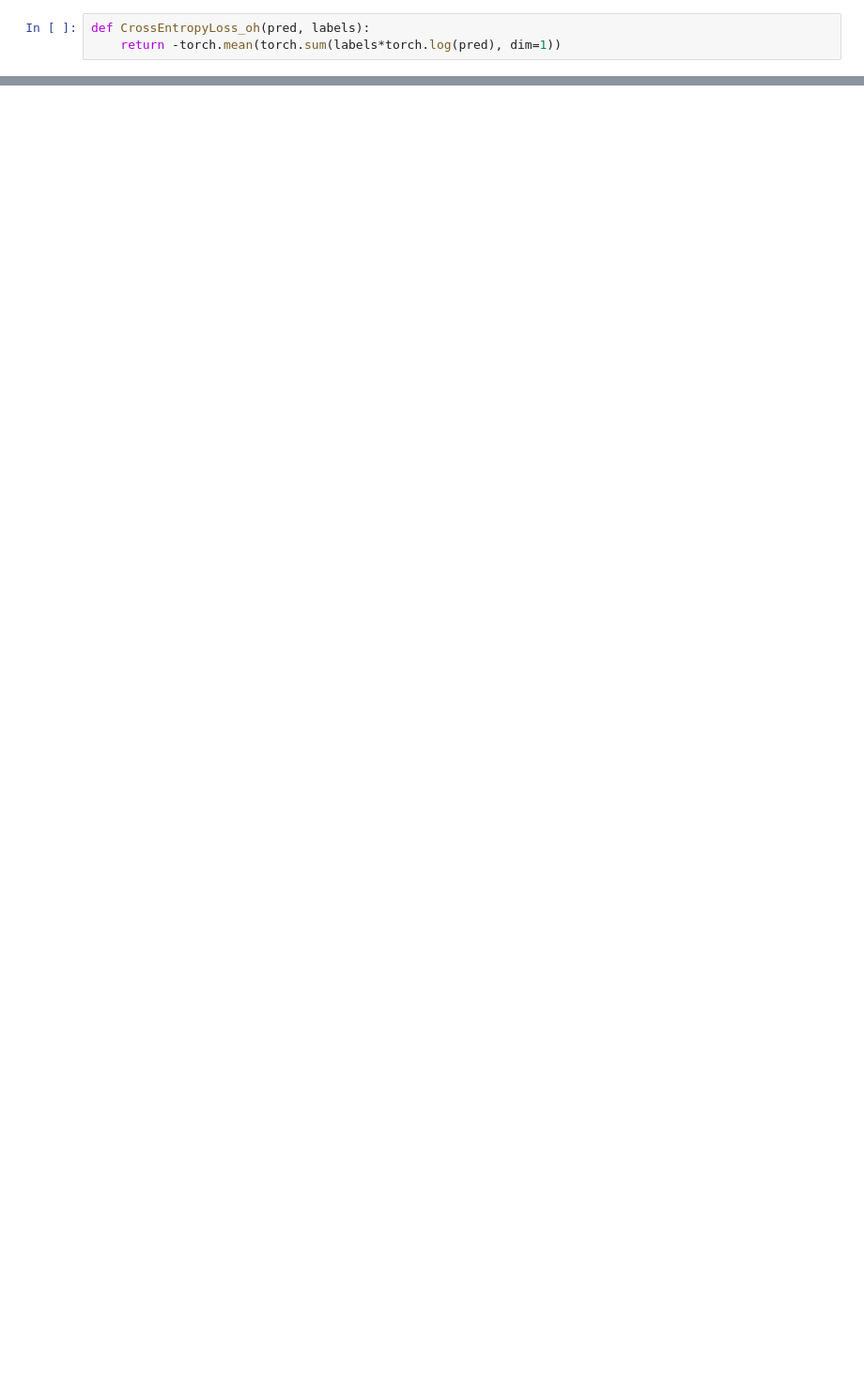
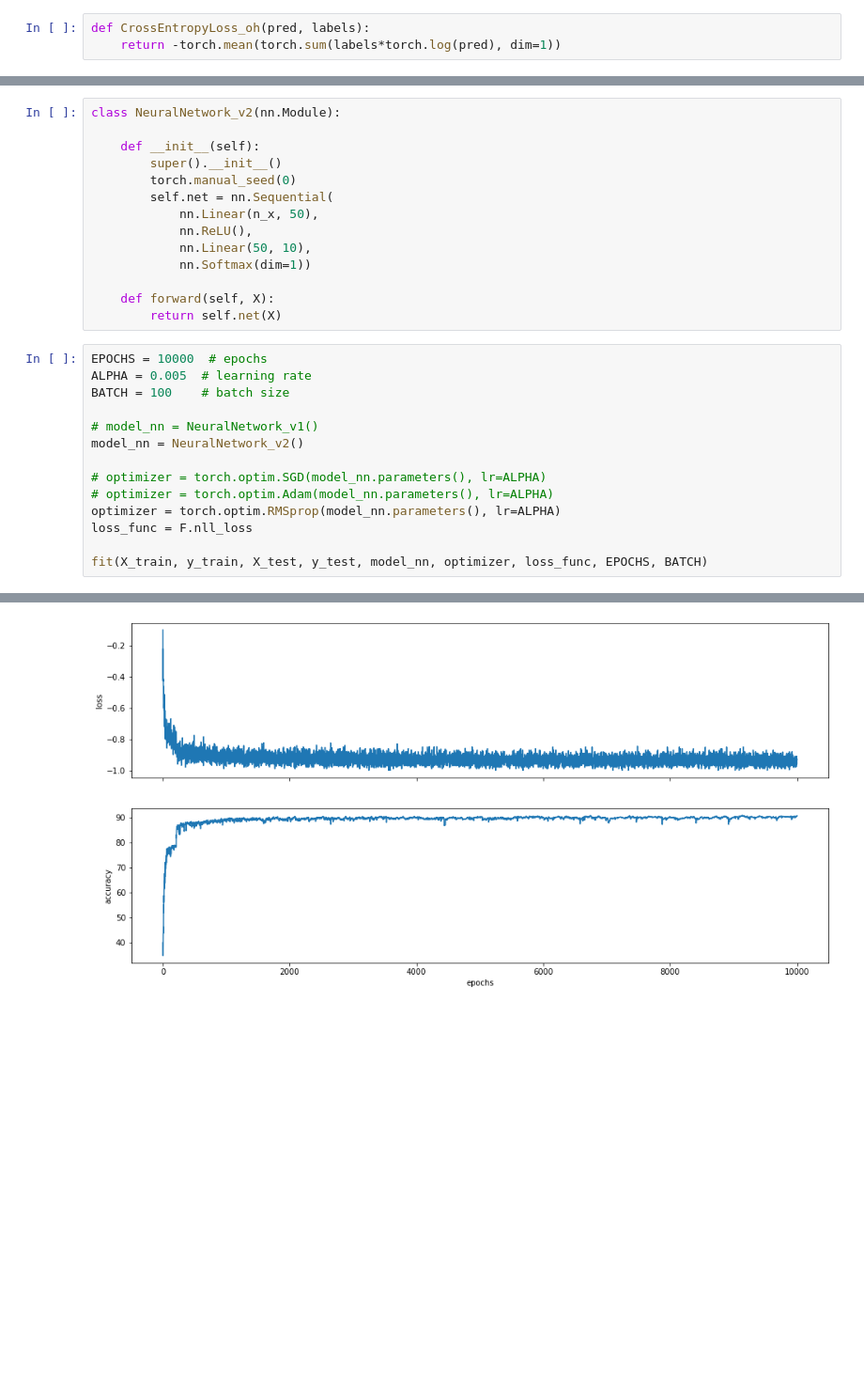
Before and after one commit to aslamovyura/Practical_DL, a Jupyter notebook: week02_autodiff/homework.ipynb, the cells around one changed output, grey strips where cells are left out. Shown at 94% size. Drawn from its saved outputs; the diff is of its cells as text; blank space fills up the shorter version.

````diff
--- a/week02_autodiff/homework.ipynb
+++ b/week02_autodiff/homework.ipynb
@@ -304,0 +337,29 @@ Test accuracy: 0.89148
+# %%
+class NeuralNetwork_v2(nn.Module):
+
+    def __init__(self):
+        super().__init__()
+        torch.manual_seed(0)
+        self.net = nn.Sequential(
+            nn.Linear(n_x, 50),
+            nn.ReLU(),
+            nn.Linear(50, 10),
+            nn.Softmax(dim=1))
+
+    def forward(self, X):
+        return self.net(X)
+# %%
+EPOCHS = 10000  # epochs
+ALPHA = 0.005  # learning rate
+BATCH = 100    # batch size
+
+# model_nn = NeuralNetwork_v1()
+model_nn = NeuralNetwork_v2()
+
+# optimizer = torch.optim.SGD(model_nn.parameters(), lr=ALPHA)
+# optimizer = torch.optim.Adam(model_nn.parameters(), lr=ALPHA)
+optimizer = torch.optim.RMSprop(model_nn.parameters(), lr=ALPHA)
+loss_func = F.nll_loss
+
+fit(X_train, y_train, X_test, y_test, model_nn, optimizer, loss_func, EPOCHS, BATCH)
+# %% [output]
@@ -305,3 +376,4 @@ Test accuracy: 0.89148
+[figure, added]
 # %% [markdown]
 ```
 
````
Also changed, not shown: parts of 11 cells of this notebook.
